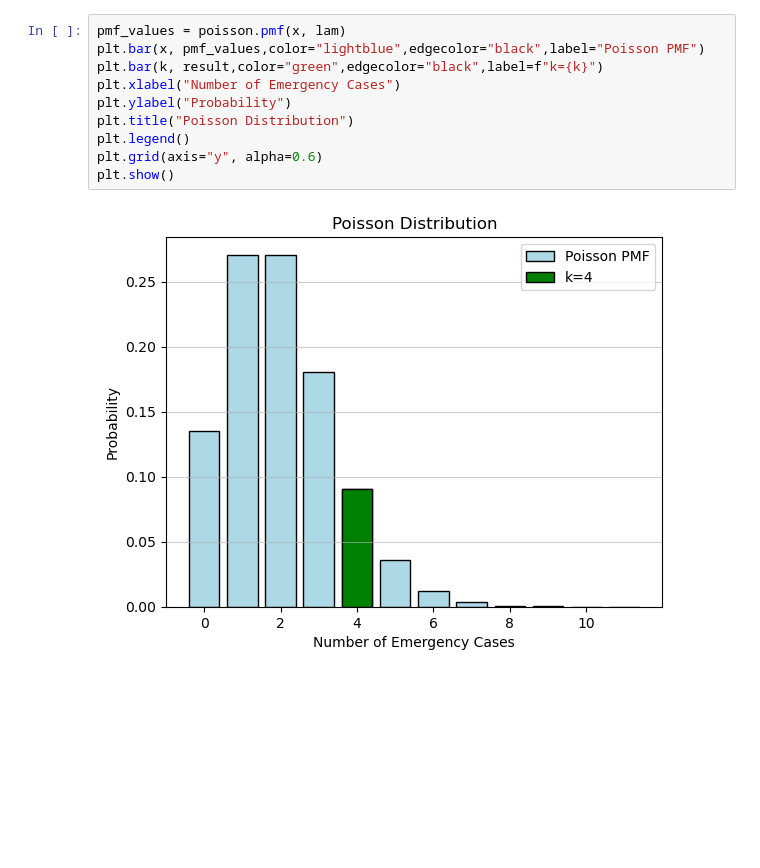
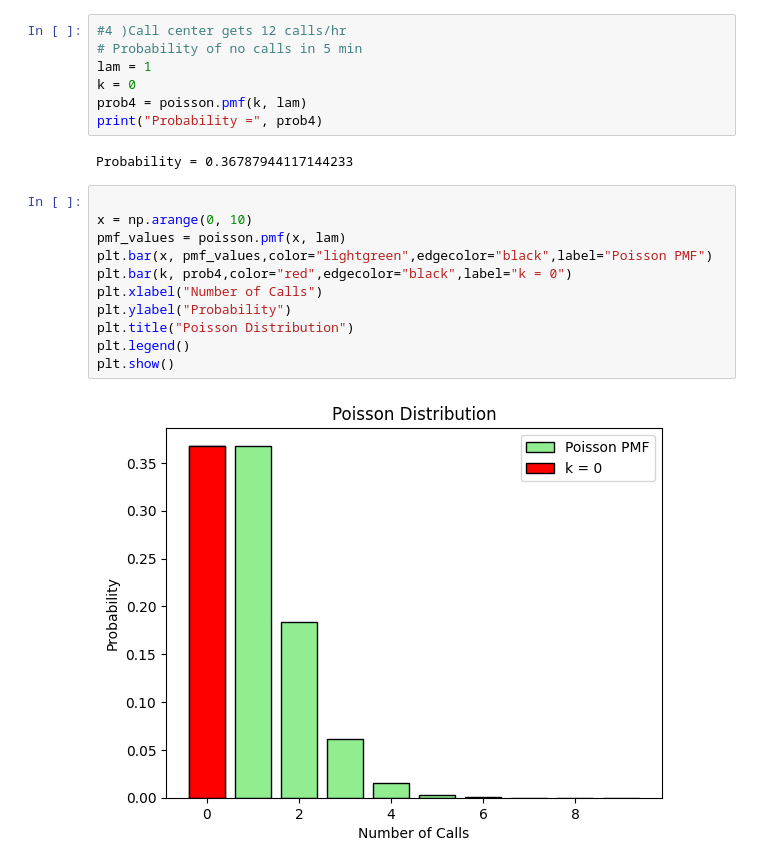
Before and after one commit to Pradeepa-JK/DS-ML-, a Jupyter notebook: poisson.ipynb, the cells around one changed output. Drawn from its saved outputs; the diff is of its cells as text; blank space fills up the shorter version.

```diff
--- a/poisson.ipynb
+++ b/poisson.ipynb
@@ -43,12 +71,22 @@ x = np.arange(0, 12)
+# %%
+#4 )Call center gets 12 calls/hr
+# Probability of no calls in 5 min
+lam = 1
+k = 0
+prob4 = poisson.pmf(k, lam)
+print("Probability =", prob4)
+# %% [output]
+Probability = 0.36787944117144233
 # %%
+
+x = np.arange(0, 10)
 pmf_values = poisson.pmf(x, lam)
-plt.bar(x, pmf_values,color="lightblue",edgecolor="black",label="Poisson PMF")
-plt.bar(k, result,color="green",edgecolor="black",label=f"k={k}")
-plt.xlabel("Number of Emergency Cases")
+plt.bar(x, pmf_values,color="lightgreen",edgecolor="black",label="Poisson PMF")
+plt.bar(k, prob4,color="red",edgecolor="black",label="k = 0")
+plt.xlabel("Number of Calls")
 plt.ylabel("Probability")
 plt.title("Poisson Distribution")
 plt.legend()
-plt.grid(axis="y", alpha=0.6)
 plt.show()
 # %% [output]
-[figure, old version]
+[figure, new version]
```
Also changed, not shown: parts of 11 cells of this notebook, 2 other files.
